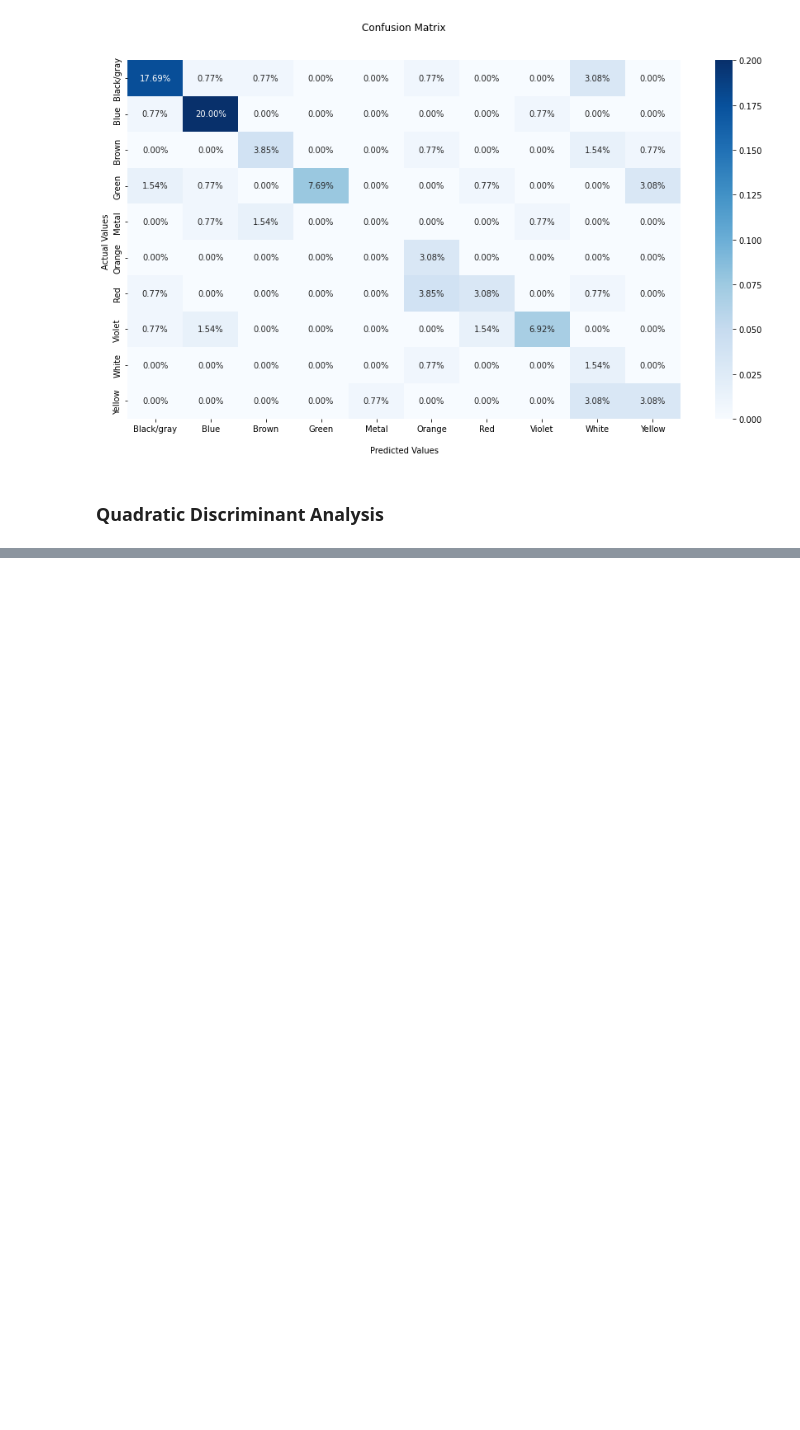
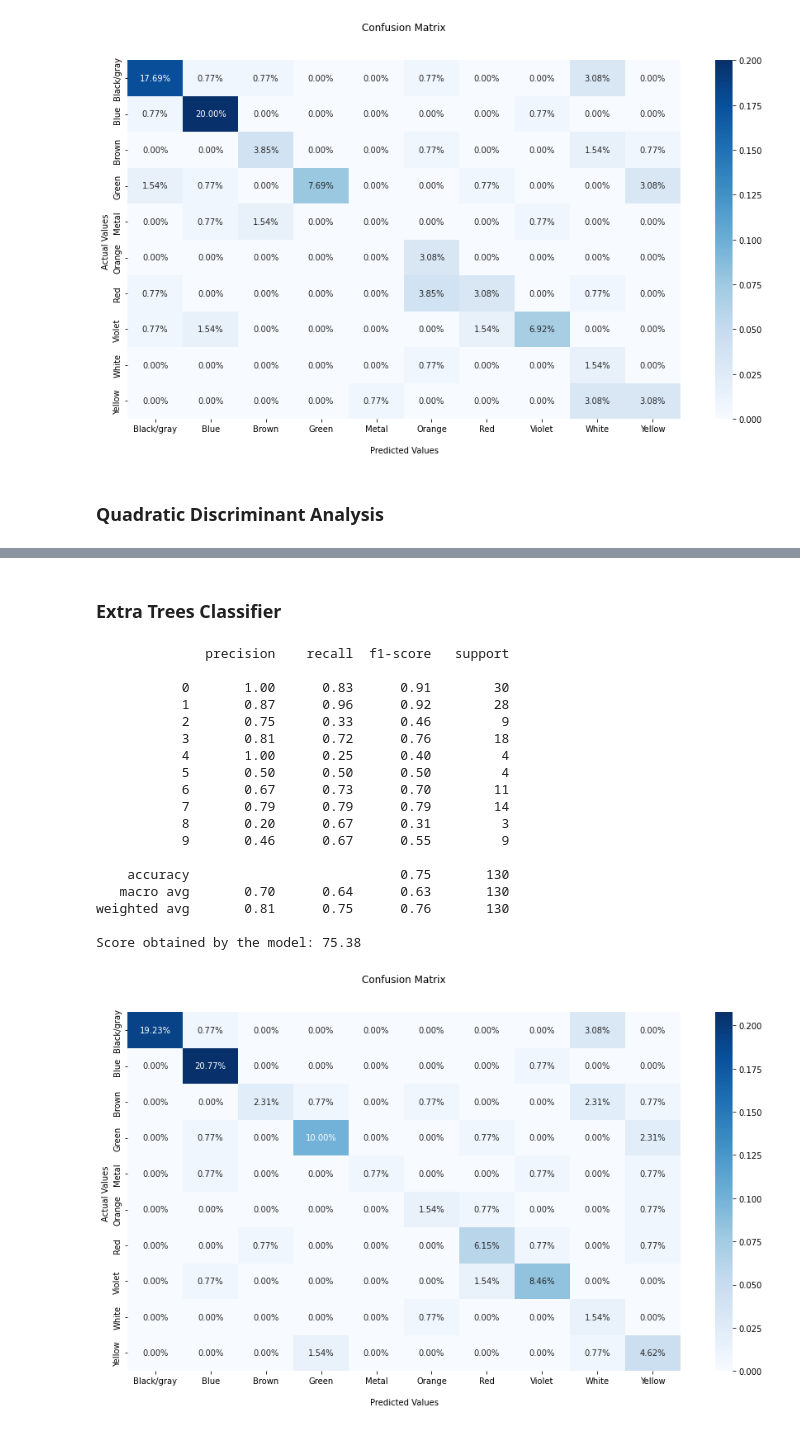
Before and after one commit to Gaboelc/Color-classifier, a Jupyter notebook: data_classification.ipynb, the cells around one changed output, grey strips where cells are left out. Drawn from its saved outputs; the diff is of its cells as text; code cells hidden in the pictures; blank space fills up the shorter version.

Commit message:
Extra trees classifier, KNeighbors, Random Forest & Baggin Classifier models added

```diff
--- a/data_classification.ipynb
+++ b/data_classification.ipynb
@@ -144,9 +144,10 @@ def model_results(fited_model, data_test, target_test):
 # %%
 from sklearn.ensemble import GradientBoostingClassifier
 
-clf = GradientBoostingClassifier(n_estimators=100, learning_rate=0.1, max_depth=8, random_state=42).fit(data_train, target_train)
+gbc = GradientBoostingClassifier(n_estimators=100, learning_rate=0.1, max_depth=8, random_state=42)
+gbc.fit(data_train, target_train)
 
-GradientBoostingClassifier_results, GradientBoostingClassifier_score = model_results(clf, data_test, target_test)
+GradientBoostingClassifier_results, GradientBoostingClassifier_score = model_results(gbc, data_test, target_test)
 # %% [output]
               precision    recall  f1-score   support
 
@@ -169,18 +170,3 @@ Score obtained by the model: 66.92
 [figure]
 # %% [markdown]
 ### Quadratic Discriminant Analysis
-# %%
-from sklearn.discriminant_analysis import QuadraticDiscriminantAnalysis
-
-clf = QuadraticDiscriminantAnalysis()
-
-clf.fit(data_train, target_train)
-
-score = round(clf.score(data_test, target_test)*100, 2)
-target_pred = clf.predict(data_test)
-
-cf_matrix = confusion_matrix(target_test, target_pred)
-
-labels = [0,1,2,3,4,5,6,7,8,9]
-
-print(classification_report(target_test.to_list(), target_pred, labels=labels))
@@ -224,0 +173,8 @@ plt.show()
+# %%
+from sklearn.discriminant_analysis import QuadraticDiscriminantAnalysis
+
+qda = QuadraticDiscriminantAnalysis()
+
+qda.fit(data_train, target_train)
+
+QuadraticDiscriminantAnalysis_results, QuadraticDiscriminantAnalysis_score = model_results(qda, data_test, target_test)
@@ -224,0 +201,29 @@ plt.show()
+# %% [markdown]
+### Extra Trees Classifier
+# %%
+from sklearn.ensemble import ExtraTreesClassifier
+
+etc = ExtraTreesClassifier(n_estimators=8, min_samples_split=4, n_jobs=-1, random_state=42)
+etc.fit(data_train, target_train)
+
+ExtraTreesClassifier_results, ExtraTreesClassifier_score = model_results(etc, data_test, target_test)
+# %% [output]
+              precision    recall  f1-score   support
+
+           0       1.00      0.83      0.91        30
+           1       0.87      0.96      0.92        28
+           2       0.75      0.33      0.46         9
+           3       0.81      0.72      0.76        18
+           4       1.00      0.25      0.40         4
+           5       0.50      0.50      0.50         4
+           6       0.67      0.73      0.70        11
+           7       0.79      0.79      0.79        14
+           8       0.20      0.67      0.31         3
+           9       0.46      0.67      0.55         9
+
+    accuracy                           0.75       130
+   macro avg       0.70      0.64      0.63       130
+weighted avg       0.81      0.75      0.76       130
+
+Score obtained by the model: 75.38
+[figure, added]
```
Also changed, not shown: parts of 11 cells of this notebook.
